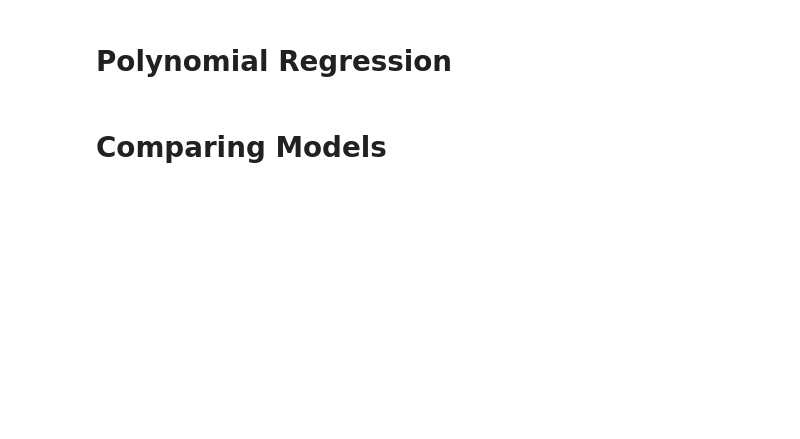
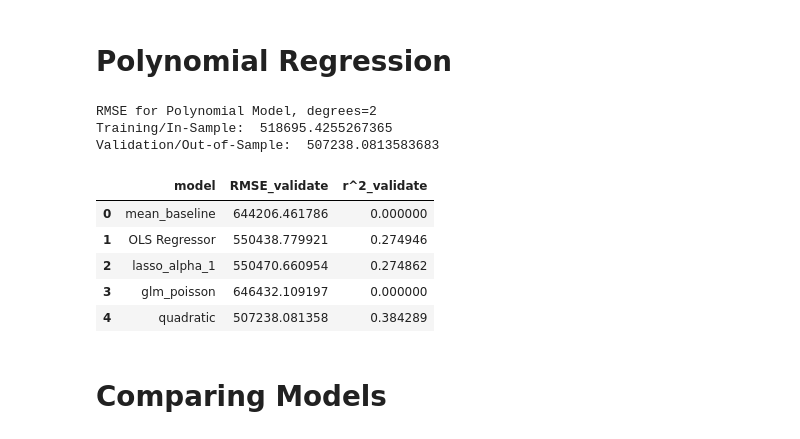
Before and after one commit to BurtonBarnes/Regression-Project, a Jupyter notebook: final-report.ipynb, the cells around one changed output. Cells and saved outputs as stored; diff of their text form; code cells hidden in the pictures; blank space fills up the shorter version.

```diff
--- a/final-report.ipynb
+++ b/final-report.ipynb
@@ -209,0 +252,5 @@ w.get_bedrooms(train)
+# %%
+metric_df = metric_df.append({
+    'model': 'OLS Regressor',
+    'RMSE_validate': rmse_validate,
+    'r^2_validate': explained_variance_score(validate_y.property_value, validate_y.property_value_pred_lm)}, ignore_index=True)
@@ -211,0 +272,5 @@ w.get_bedrooms(train)
+# %%
+metric_df = w.make_metric_df(validate_y.property_value,
+               validate_y.property_value_pred_lars,
+               'lasso_alpha_1',
+               metric_df)
@@ -213,0 +292,5 @@ w.get_bedrooms(train)
+# %%
+metric_df = w.make_metric_df(validate_y.property_value,
+               validate_y.property_value_pred_glm,
+               'glm_poisson',
+               metric_df)
@@ -214,4 +305,24 @@ w.get_bedrooms(train)
 # %% [markdown]
 # Polynomial Regression
+# %%
+rmse_train, rmse_validate = w.linear(train_X, train_y, validate_X, validate_y, test_X)
+# %% [output]
+RMSE for Polynomial Model, degrees=2
+Training/In-Sample:  518695.4255267365
+Validation/Out-of-Sample:  507238.0813583683
+# %%
+metric_df = w.make_metric_df(validate_y.property_value,
+               validate_y.property_value_pred_lm2,
+               'quadratic',
+               metric_df)
+# %%
+metric_df
+# %% [output]
+|  | model | RMSE_validate | r^2_validate |
+| 0 | mean_baseline | 644206.461786 | 0.000000 |
+| 1 | OLS Regressor | 550438.779921 | 0.274946 |
+| 2 | lasso_alpha_1 | 550470.660954 | 0.274862 |
+| 3 | glm_poisson | 646432.109197 | 0.000000 |
+| 4 | quadratic | 507238.081358 | 0.384289 |
 # %% [markdown]
 # Comparing Models
```
Also changed, not shown: parts of 24 cells of this notebook.
